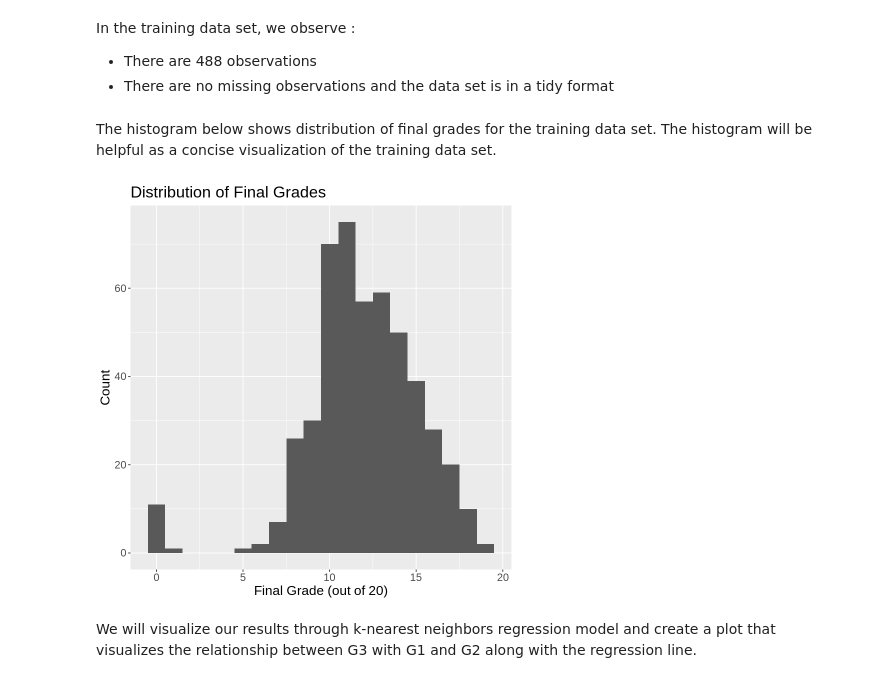
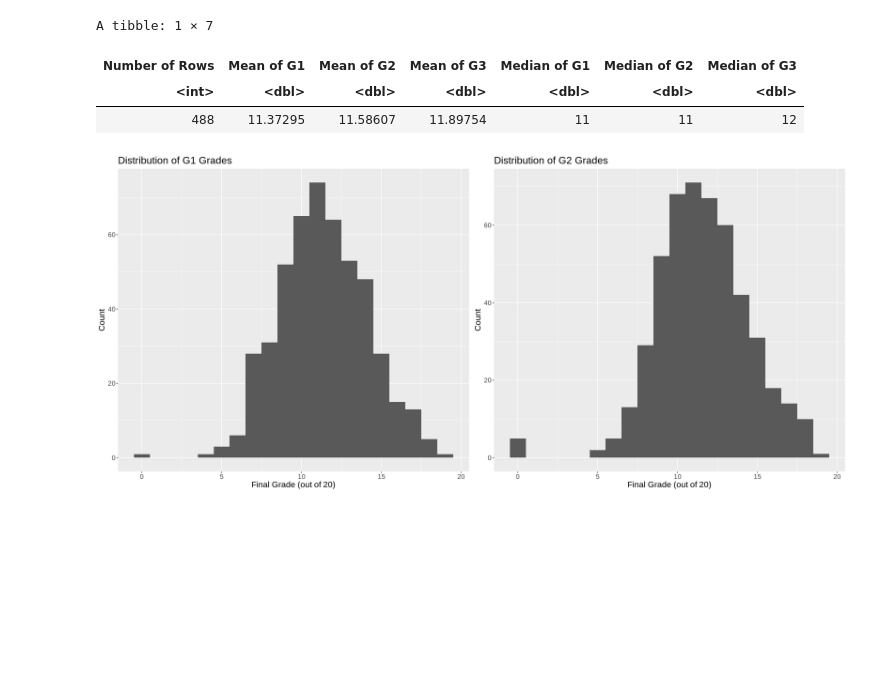
Before and after one commit to enignans/Group-3-Student-Performance-Data-Set, a Jupyter notebook: student-performance-dataset.ipynb, the cells around one changed output. Saved outputs shown, nothing was run; the diff lists cells and outputs as text; code cells hidden in the pictures; blank space fills up the shorter version.

Commit message:
Project Report V1
Read the data
Checked for missing observation
Answered exploratory question

```diff
--- a/student-performance-dataset.ipynb
+++ b/student-performance-dataset.ipynb
@@ -95,6 +56,7 @@ Therefore, we will use them to train our model for k-nearest neighbor regression
 # %%
-student_split <- initial_split(student_data, prop = 0.75, strata = G3)
+set.seed(1234)
+student_split <- initial_split(student_select, prop = 0.75, strata = G3)
 student_training <- training(student_split)
 student_testing <- testing(student_split)
-student_training
+head(student_training)
 # %% [output]
@@ -120,17 +72,33 @@ A tibble: 488 × 33
-# %% [markdown]
-In the training data set, we observe :
-- There are 488 observations
-- There are no missing observations and the data set is in a tidy format
-# %% [markdown]
-The histogram below shows distribution of final grades for the training data set. The histogram will be helpful as a concise visualization of the training data set.
+# %%
+student_statistics <- student_training %>%
+summarize("Number of Rows" = nrow(student_training),
+         "Mean of G1" = mean(G1),
+         "Mean of G2" = mean(G2),
+         "Mean of G3" = mean(G3),
+         "Median of G1" = median(G1),
+         "Median of G2" = median(G2),
+         "Median of G3" = median(G3))
+student_statistics
+# %% [output]
+A tibble: 1 × 7
+| Number of Rows | Mean of G1 | Mean of G2 | Mean of G3 | Median of G1 | Median of G2 | Median of G3 |
+| <int> | <dbl> | <dbl> | <dbl> | <dbl> | <dbl> | <dbl> |
+| 488 | 11.37295 | 11.58607 | 11.89754 | 11 | 11 | 12 |
 # %%
-final_grade <- ggplot(student_training, aes(x = G3))+
+options(repr.plot.width = 20, repr.plot.height = 9)
+g1_distribution <- ggplot(student_training, aes(x = G1))+
 geom_histogram(bins = 20)+
 labs(x = "Final Grade (out of 20)", y = "Count")+
 theme(text = element_text(size = 16))+
-ggtitle("Distribution of Final Grades")
-final_grade
+ggtitle("Distribution of G1 Grades")
+g2_distribution <- ggplot(student_training, aes(x = G2))+
+geom_histogram(bins = 20)+
+labs(x = "Final Grade (out of 20)", y = "Count")+
+theme(text = element_text(size = 16))+
+ggtitle("Distribution of G2 Grades")
+predictor_distribution <- plot_grid(g1_distribution,
+                                    g2_distribution,
+                                    ncol = 2)
+predictor_distribution
 # %% [output]
-[figure, old version]
+[figure, new version]
-# %% [markdown]
-We will visualize our results through k-nearest neighbors regression model and create a plot that visualizes the relationship between G3 with G1 and G2 along with the regression line.
```
Also changed, not shown: parts of 11 cells of this notebook.
